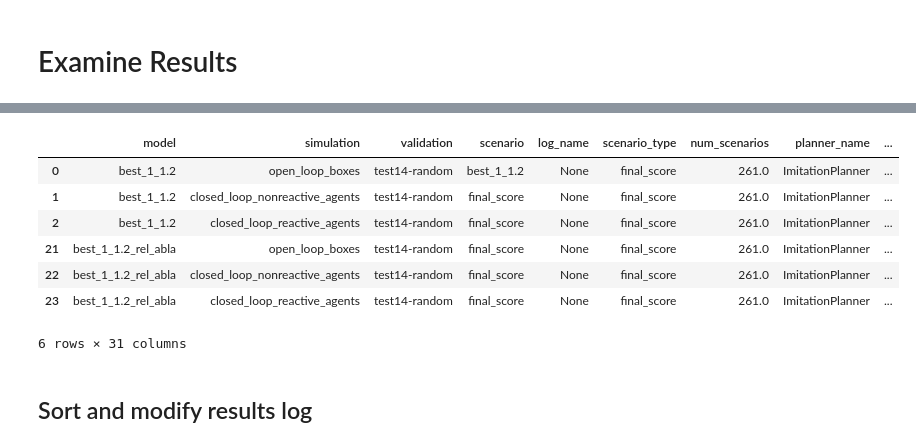
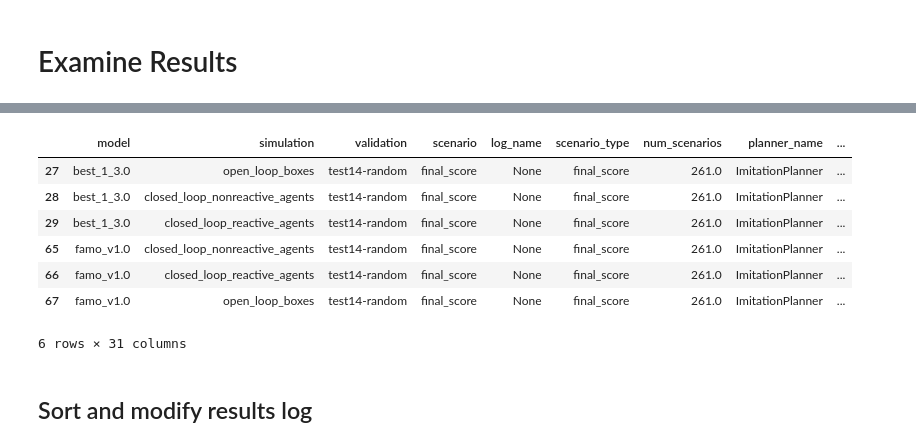
Before and after one commit to Jiale-Fan/planTF, a Jupyter notebook: examine_results.ipynb, the cells around one changed output, grey strips where cells are left out. Saved outputs shown, nothing was run; the diff lists cells and outputs as text; code cells hidden in the pictures.

Commit message:
updated results

```diff
--- a/examine_results.ipynb
+++ b/examine_results.ipynb
@@ -23,13 +23,13 @@ results_data
 # %%
-pd.concat([results_data[0:3],results_data[21:24]])
+pd.concat([results_data[27:30],results_data[-3:]])
 # %% [output]
 |  | model | simulation | validation | scenario | log_name | scenario_type | num_scenarios | planner_name | ... |
-| 0 | best_1_1.2 | open_loop_boxes | test14-random | best_1_1.2 | None | final_score | 261.0 | ImitationPlanner | ... |
-| 1 | best_1_1.2 | closed_loop_nonreactive_agents | test14-random | final_score | None | final_score | 261.0 | ImitationPlanner | ... |
-| 2 | best_1_1.2 | closed_loop_reactive_agents | test14-random | final_score | None | final_score | 261.0 | ImitationPlanner | ... |
-| 21 | best_1_1.2_rel_abla | open_loop_boxes | test14-random | final_score | None | final_score | 261.0 | ImitationPlanner | ... |
-| 22 | best_1_1.2_rel_abla | closed_loop_nonreactive_agents | test14-random | final_score | None | final_score | 261.0 | ImitationPlanner | ... |
-| 23 | best_1_1.2_rel_abla | closed_loop_reactive_agents | test14-random | final_score | None | final_score | 261.0 | ImitationPlanner | ... |
+| 27 | best_1_3.0 | open_loop_boxes | test14-random | final_score | None | final_score | 261.0 | ImitationPlanner | ... |
+| 28 | best_1_3.0 | closed_loop_nonreactive_agents | test14-random | final_score | None | final_score | 261.0 | ImitationPlanner | ... |
+| 29 | best_1_3.0 | closed_loop_reactive_agents | test14-random | final_score | None | final_score | 261.0 | ImitationPlanner | ... |
+| 65 | famo_v1.0 | closed_loop_nonreactive_agents | test14-random | final_score | None | final_score | 261.0 | ImitationPlanner | ... |
+| 66 | famo_v1.0 | closed_loop_reactive_agents | test14-random | final_score | None | final_score | 261.0 | ImitationPlanner | ... |
+| 67 | famo_v1.0 | open_loop_boxes | test14-random | final_score | None | final_score | 261.0 | ImitationPlanner | ... |
 6 rows × 31 columns
 # %% [markdown]
 ## Sort and modify results log
```
Also changed, not shown: parts of 2 cells of this notebook, 1 other file.
